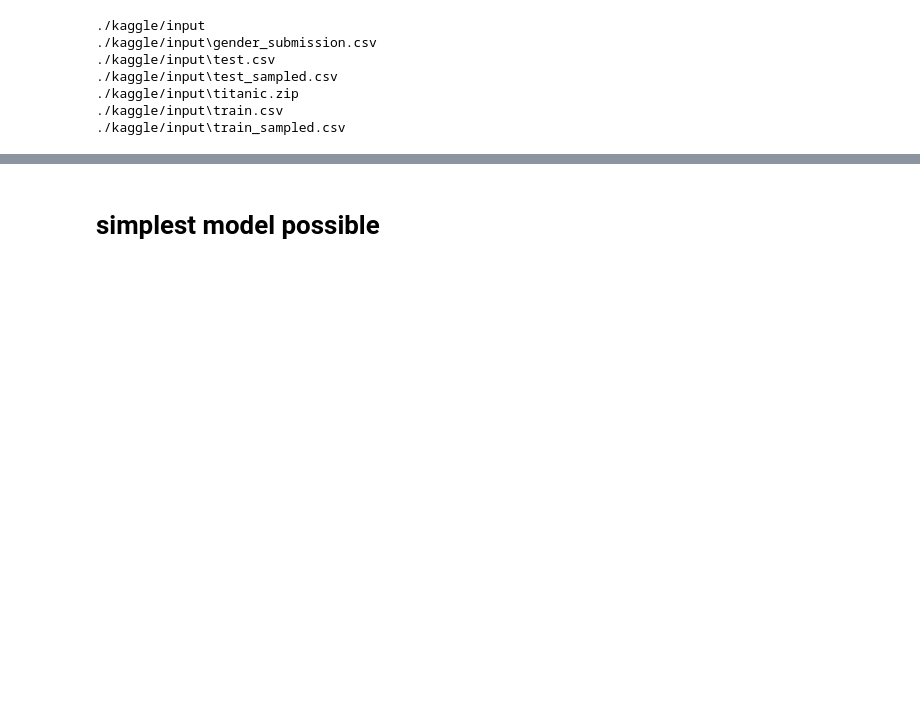
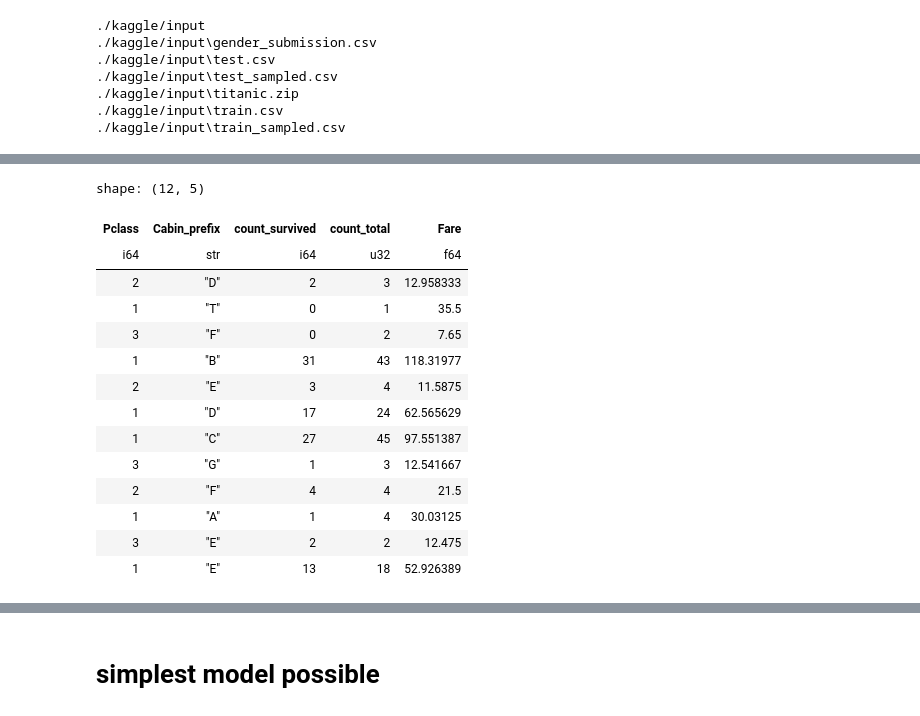
Before and after one commit to gaetanDubuc/kaggle_titanic, a Jupyter notebook: titanic.ipynb, the cells around one changed output, grey strips where cells are left out. Cells and saved outputs as stored; diff of their text form; code cells hidden in the pictures; blank space fills up the shorter version.

```diff
--- a/titanic.ipynb
+++ b/titanic.ipynb
@@ -184,0 +78,4 @@ ValueError: Mime type rendering requires nbformat>=4.2.0 but it is not installed
+# %%
+df_cabin_prefix = train.with_columns(pl.col("Cabin").str.replace("\d+", "", n=-1).apply(lambda x: x[0]).alias("Cabin_prefix"))
+fig = px.box(df_cabin_prefix.sort("Cabin_prefix"), x="Fare", y="Cabin_prefix", color="Cabin_prefix")
+fig.show()
@@ -184,0 +122,22 @@ ValueError: Mime type rendering requires nbformat>=4.2.0 but it is not installed
+# %%
+df_cabin_prefix.groupby("Pclass", "Cabin_prefix").agg(
+    pl.col("Survived").sum().alias("count_survived"),
+    pl.col("Pclass").count().alias("count_total"),
+    pl.col("Fare").mean(),
+    ).filter(pl.col("Cabin_prefix") != "nan")
+# %% [output]
+shape: (12, 5)
+| Pclass | Cabin_prefix | count_survived | count_total | Fare |
+| i64 | str | i64 | u32 | f64 |
+| 2 | "D" | 2 | 3 | 12.958333 |
+| 1 | "T" | 0 | 1 | 35.5 |
+| 3 | "F" | 0 | 2 | 7.65 |
+| 1 | "B" | 31 | 43 | 118.31977 |
+| 2 | "E" | 3 | 4 | 11.5875 |
+| 1 | "D" | 17 | 24 | 62.565629 |
+| 1 | "C" | 27 | 45 | 97.551387 |
+| 3 | "G" | 1 | 3 | 12.541667 |
+| 2 | "F" | 4 | 4 | 21.5 |
+| 1 | "A" | 1 | 4 | 30.03125 |
+| 3 | "E" | 2 | 2 | 12.475 |
+| 1 | "E" | 13 | 18 | 52.926389 |
```
Also changed, not shown: parts of 21 cells of this notebook, 2 other files.
